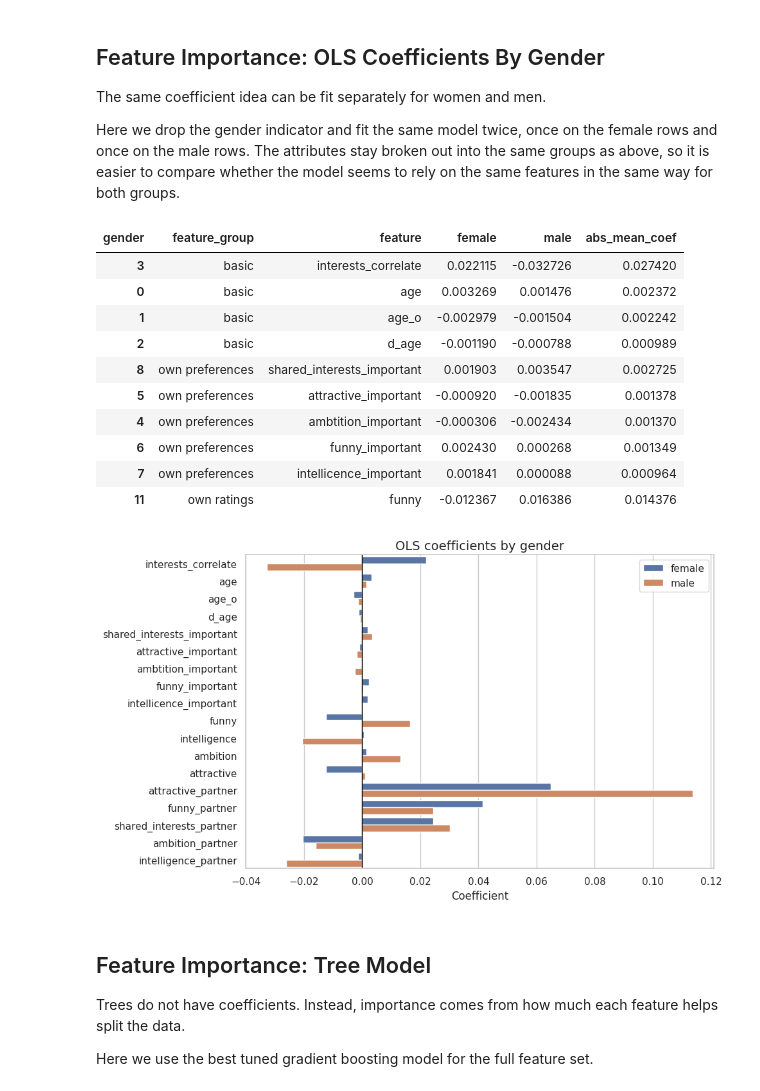
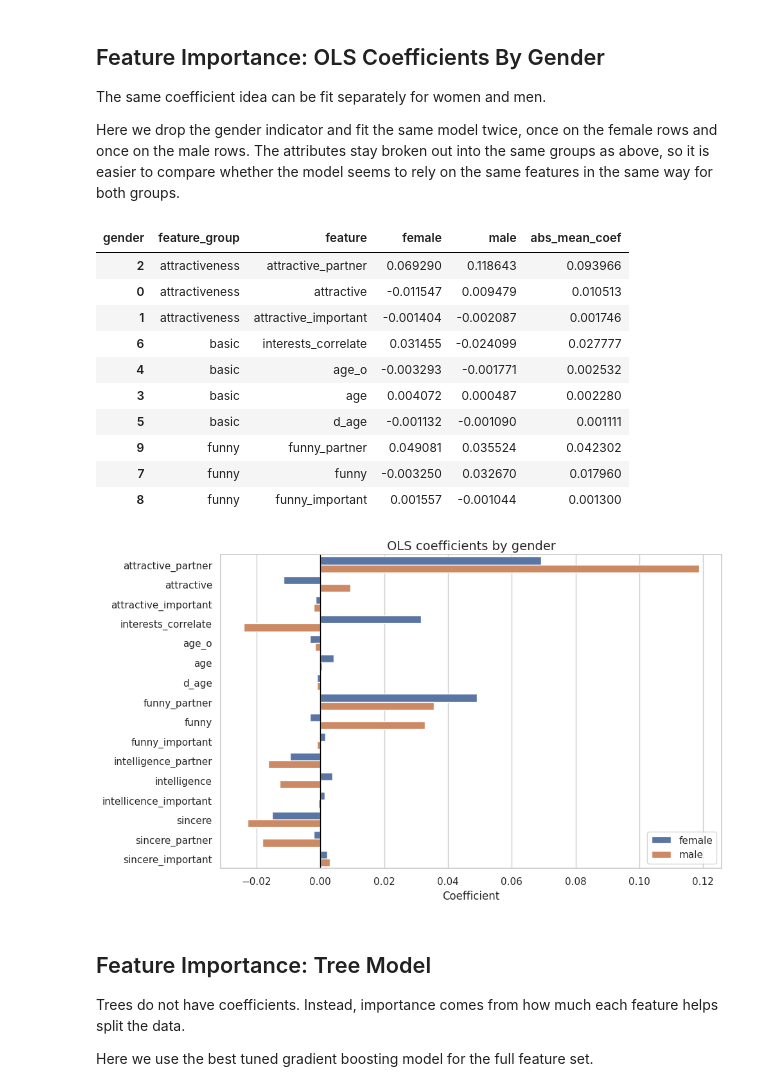
Before and after one commit to zjelveh/zjelveh.github.io, a Jupyter notebook: files/inst414_spring2026/labs/Lab_11.ipynb, the cells around one changed output. Saved outputs shown, nothing was run; the diff lists cells and outputs as text; code cells hidden in the pictures.

Commit message:
Update Lab 11 themed feature groups

```diff
--- a/files/inst414_spring2026/labs/Lab_11.ipynb
+++ b/files/inst414_spring2026/labs/Lab_11.ipynb
@@ -182,9 +177,9 @@ For this lab, missing values in the selected feature columns are filled with `0`
 selected_columns = (
     ['decision', 'gender']
     + basic_features
-    + own_rating_features
-    + own_preference_features
-    + partner_rating_features
+    + intelligence_features
+    + funny_features
+    + attractiveness_features
     + sincerity_features
 )
 
@@ -197,9 +192,9 @@ model_data['gender_male'] = gender_dummies['male']
 numeric_columns = (
     ['decision']
     + basic_features
-    + own_rating_features
-    + own_preference_features
-    + partner_rating_features
+    + intelligence_features
+    + funny_features
+    + attractiveness_features
     + sincerity_features
     + ['gender_male']
 )
@@ -476,7 +499,7 @@ OLS gives a clean baseline for interpretation because each coefficient tells us
 
 We fit the full feature set so we can compare the sign and size of the coefficients to the tree-based importance measures below.
 # %%
-full_model_label = 'own_profile_plus_partner_ratings_of_dater_plus_gender'
+full_model_label = 'basic_plus_intelligence_funny_attractiveness_sincerity_gender'
 full_features = feature_sets[full_model_label]
 
 ols_X_train = sm.add_constant(train[full_features], has_constant='add')
@@ -528,16 +551,18 @@ The same coefficient idea can be fit separately for women and men.
 
 Here we drop the gender indicator and fit the same model twice, once on the female rows and once on the male rows. The attributes stay broken out into the same groups as above, so it is easier to compare whether the model seems to rely on the same features in the same way for both groups.
 # %%
-gender_features = basic_features + own_rating_features + own_preference_features + partner_rating_features
+gender_features = basic_features + intelligence_features + funny_features + attractiveness_features + sincerity_features
 feature_group_lookup = {}
 for feature in basic_features:
     feature_group_lookup[feature] = 'basic'
-for feature in own_rating_features:
-    feature_group_lookup[feature] = 'own ratings'
-for feature in own_preference_features:
-    feature_group_lookup[feature] = 'own preferences'
-for feature in partner_rating_features:
-    feature_group_lookup[feature] = 'partner ratings'
+for feature in intelligence_features:
+    feature_group_lookup[feature] = 'intelligence'
+for feature in funny_features:
+    feature_group_lookup[feature] = 'funny'
+for feature in attractiveness_features:
+    feature_group_lookup[feature] = 'attractiveness'
+for feature in sincerity_features:
+    feature_group_lookup[feature] = 'sincerity'
 
 gender_models = {}
 gender_rows = []
@@ -565,44 +590,44 @@ gender_coef_table = (
     .reset_index()
     .assign(abs_mean_coef=lambda frame: frame[['female', 'male']].abs().mean(axis=1))
     .sort_values(['feature_group', 'abs_mean_coef'], ascending=[True, False])
 )
 
 display(gender_coef_table.head(10))
 
 gender_coef_long = (
     gender_coef_table
     .drop(columns='abs_mean_coef')
     .melt(id_vars=['feature_group', 'feature'], var_name='gender', value_name='coef')
 )
 
 plt.figure(figsize=(10, 6))
 sns.barplot(
     data=gender_coef_long,
     y='feature',
     x='coef',
     hue='gender',
     dodge=True
 )
 plt.axvline(0, color='black', linewidth=1)
 plt.title('OLS coefficients by gender')
 plt.xlabel('Coefficient')
 plt.ylabel('')
 plt.legend(title='')
 plt.tight_layout()
 plt.show();
 # %% [output]
 | gender | feature_group | feature | female | male | abs_mean_coef |
-| 3 | basic | interests_correlate | 0.022115 | -0.032726 | 0.027420 |
-| 0 | basic | age | 0.003269 | 0.001476 | 0.002372 |
-| 1 | basic | age_o | -0.002979 | -0.001504 | 0.002242 |
-| 2 | basic | d_age | -0.001190 | -0.000788 | 0.000989 |
-| 8 | own preferences | shared_interests_important | 0.001903 | 0.003547 | 0.002725 |
-| 5 | own preferences | attractive_important | -0.000920 | -0.001835 | 0.001378 |
-| 4 | own preferences | ambtition_important | -0.000306 | -0.002434 | 0.001370 |
-| 6 | own preferences | funny_important | 0.002430 | 0.000268 | 0.001349 |
-| 7 | own preferences | intellicence_important | 0.001841 | 0.000088 | 0.000964 |
-| 11 | own ratings | funny | -0.012367 | 0.016386 | 0.014376 |
+| 2 | attractiveness | attractive_partner | 0.069290 | 0.118643 | 0.093966 |
+| 0 | attractiveness | attractive | -0.011547 | 0.009479 | 0.010513 |
+| 1 | attractiveness | attractive_important | -0.001404 | -0.002087 | 0.001746 |
+| 6 | basic | interests_correlate | 0.031455 | -0.024099 | 0.027777 |
+| 4 | basic | age_o | -0.003293 | -0.001771 | 0.002532 |
+| 3 | basic | age | 0.004072 | 0.000487 | 0.002280 |
+| 5 | basic | d_age | -0.001132 | -0.001090 | 0.001111 |
+| 9 | funny | funny_partner | 0.049081 | 0.035524 | 0.042302 |
+| 7 | funny | funny | -0.003250 | 0.032670 | 0.017960 |
+| 8 | funny | funny_important | 0.001557 | -0.001044 | 0.001300 |
-[figure, old version]
+[figure, new version]
 # %% [markdown]
 ## Feature Importance: Tree Model
 
```
Also changed, not shown: parts of 21 cells of this notebook.
